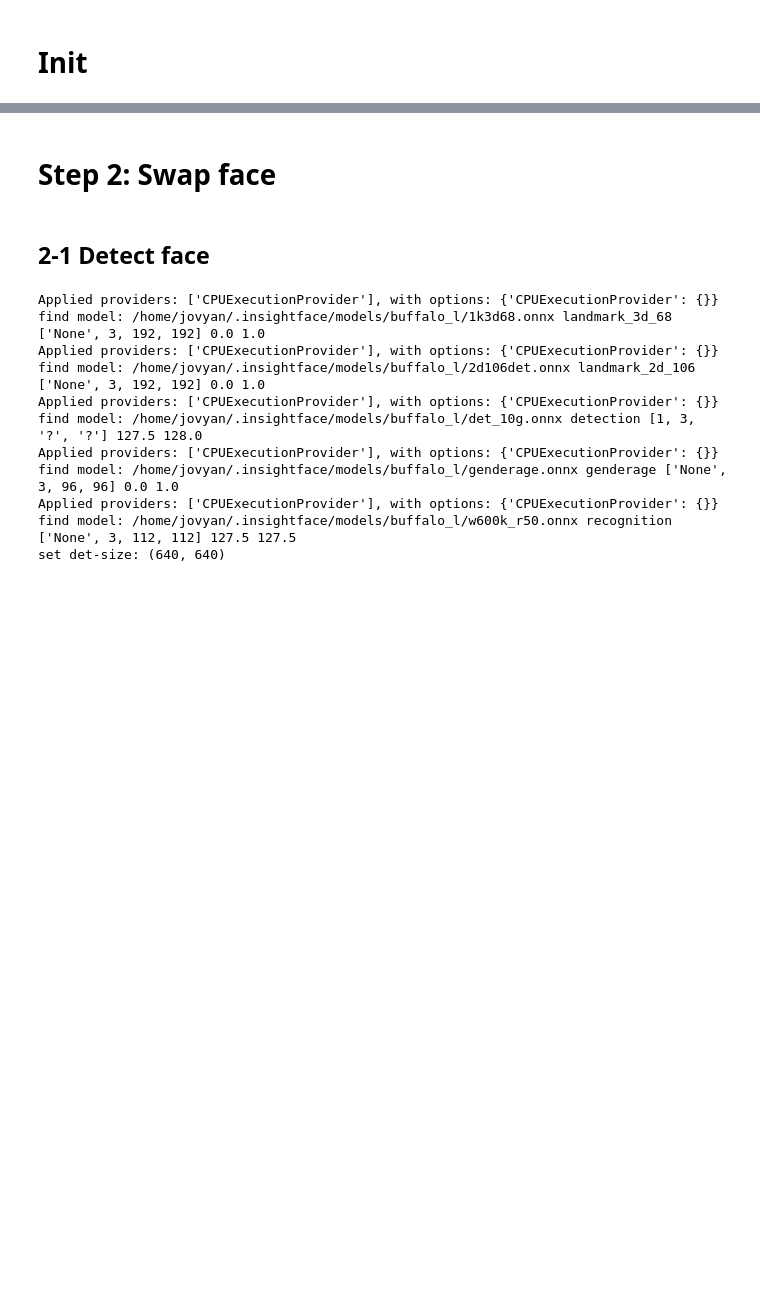
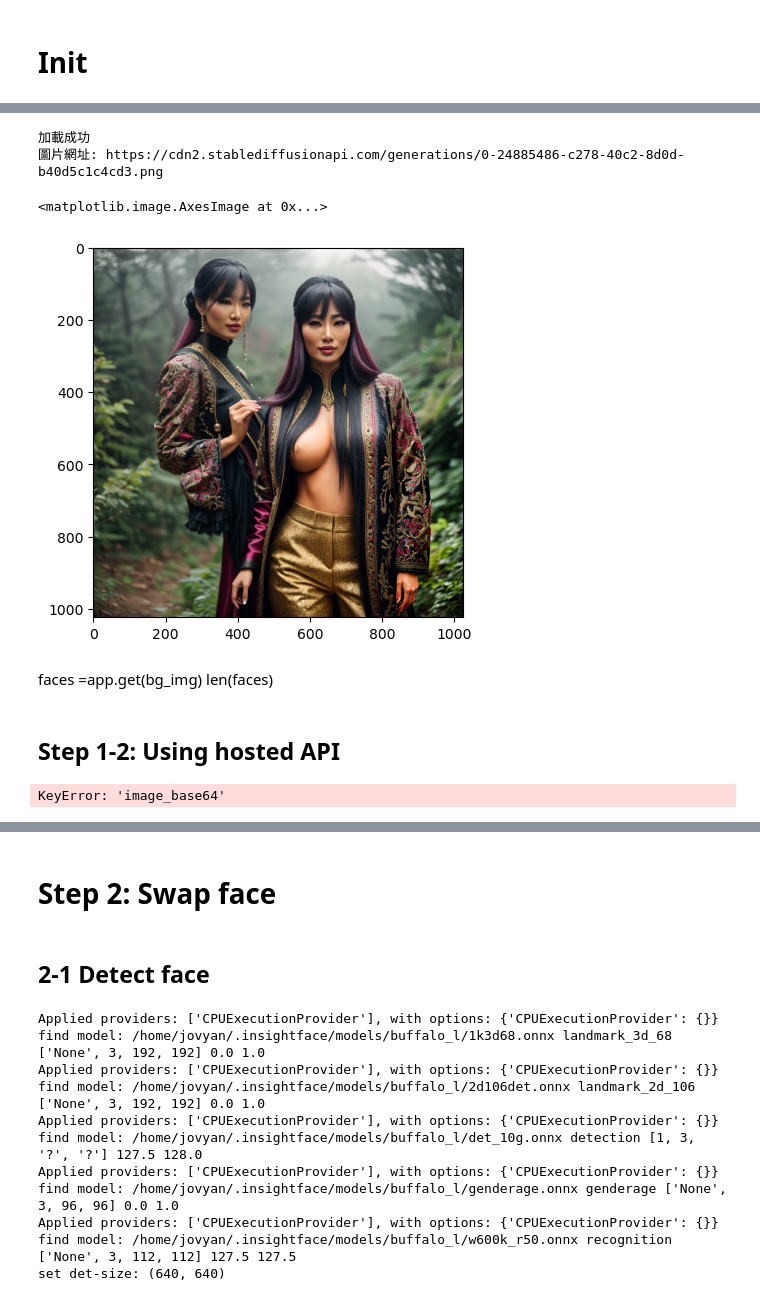
Before and after one commit to advapplab/cid_backend, a Jupyter notebook: demo.ipynb, the cells around one changed output, grey strips where cells are left out. Drawn from its saved outputs; the diff is of its cells as text; code cells hidden in the pictures; blank space fills up the shorter version.

```diff
--- a/demo.ipynb
+++ b/demo.ipynb
@@ -54,0 +107,22 @@ response.text
+# %%
+response.text
+response_dict = json.loads(response.text)
+
+# check if the status is "processing"
+if response_dict['status'] == "processing":
+    print("圖片仍在加載中")
+elif response_dict['status'] == "success":
+    print("加載成功")
+    output_list = response_dict.get('output', [])
+
+    if output_list and isinstance(output_list[0], str):
+        image_url = output_list[0].split('"')[0]
+        cleaned_url = image_url.replace('\\', '')
+
+        print("圖片網址:", cleaned_url)
+
+else:
+    print("加載失敗")
+# %% [output]
+加載成功
+圖片網址: https://cdn2.stablediffusionapi.com/generations/0-24885486-c278-40c2-8d0d-b40d5c1c4cd3.png
@@ -54,0 +138,15 @@ response.text
+# %%
+# Open an image file
+image_path = gen_image
+with Image.open(image_path) as image:
+    bg_img = np.array(image)
+
+plt.imshow(bg_img)
+# %% [output]
+<matplotlib.image.AxesImage at 0x...>
+[figure, added]
+# %% [markdown]
+faces =app.get(bg_img)
+len(faces)
+# %% [markdown]
+## Step 1-2: Using hosted API
@@ -54,0 +193,18 @@ response.text
+# %%
+import base64
+from io import BytesIO
+
+image_hosted = response.json()['image_base64']
+
+with open(gen_image_hosted, "wb") as image_file:
+        image_file.write(base64.b64decode(image_hosted))
+
+
+# Open an image file
+image_path = gen_image_hosted
+with Image.open(image_path) as image:
+    temp = np.array(image)
+
+plt.imshow(temp)
+# %% [output]
+KeyError: 'image_base64'
```
Also changed, not shown: parts of 27 cells of this notebook.
